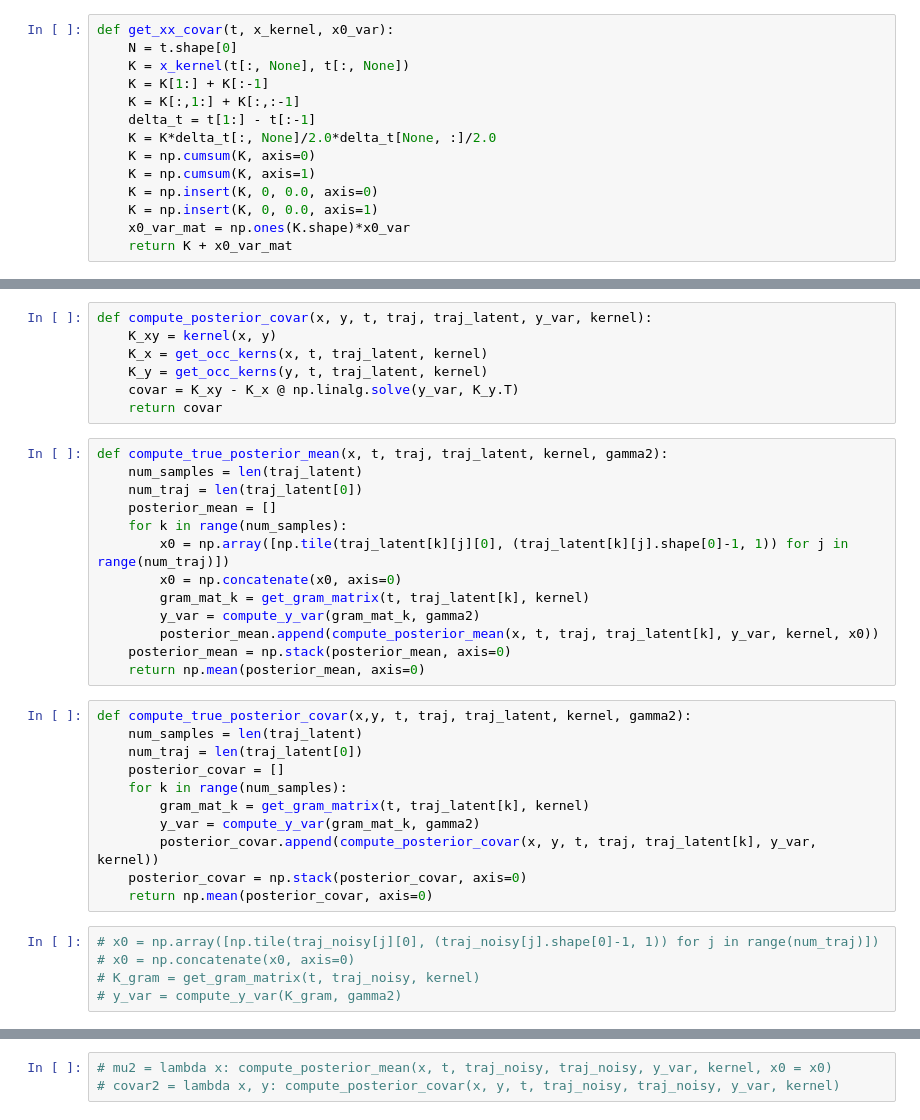
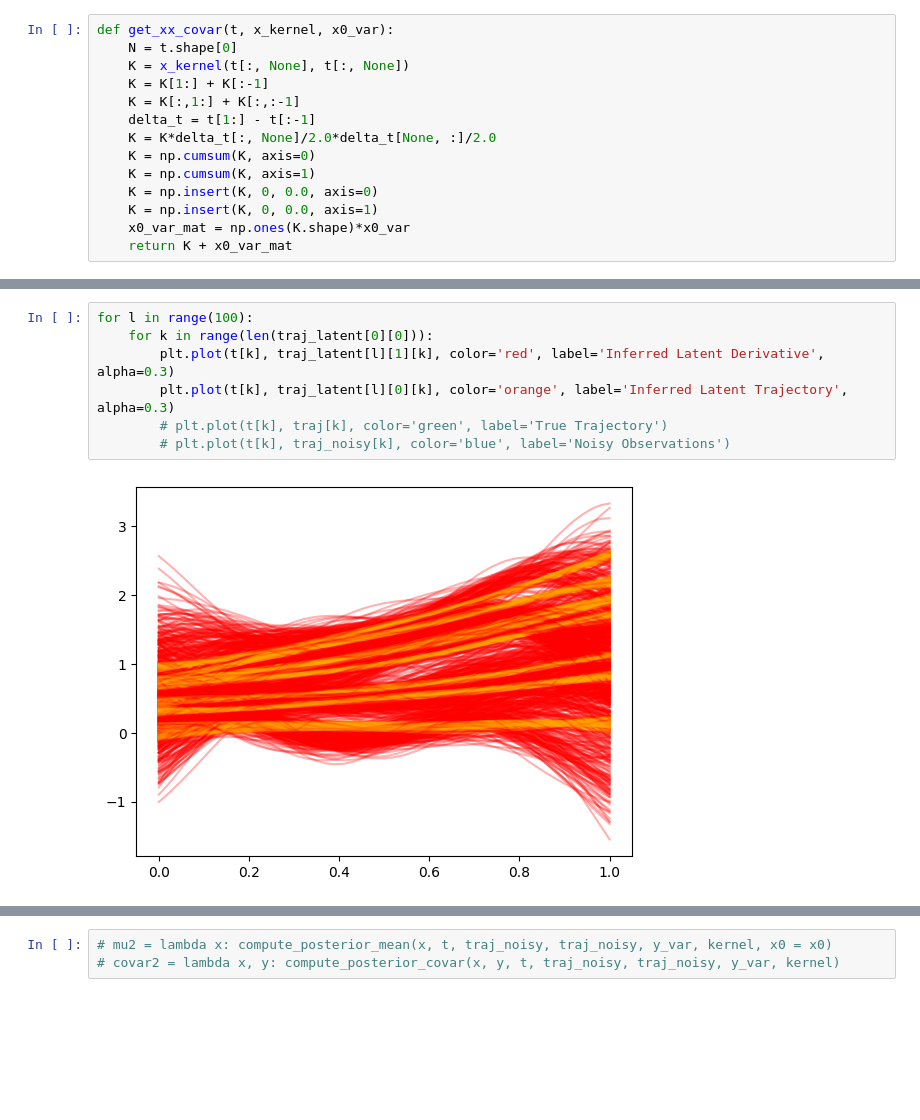
Before and after one commit to mikeleew/OCK_GP, a Jupyter notebook: OCK_GP.ipynb, the cells around one changed output, grey strips where cells are left out. Cells and saved outputs as stored; diff of their text form; blank space fills up the shorter version.

```diff
--- a/OCK_GP.ipynb
+++ b/OCK_GP.ipynb
@@ -191,36 +159,9 @@ def compute_posterior_mean(x, t, traj, traj_latent, y_var, kernel, x0):
-# %%
-def compute_posterior_covar(x, y, t, traj, traj_latent, y_var, kernel):
-    K_xy = kernel(x, y)
-    K_x = get_occ_kerns(x, t, traj_latent, kernel)
-    K_y = get_occ_kerns(y, t, traj_latent, kernel)
-    covar = K_xy - K_x @ np.linalg.solve(y_var, K_y.T)
-    return covar
-# %%
-def compute_true_posterior_mean(x, t, traj, traj_latent, kernel, gamma2):
-    num_samples = len(traj_latent)
-    num_traj = len(traj_latent[0])
-    posterior_mean = []
-    for k in range(num_samples):
-        x0 = np.array([np.tile(traj_latent[k][j][0], (traj_latent[k][j].shape[0]-1, 1)) for j in range(num_traj)])
-        x0 = np.concatenate(x0, axis=0)
-        gram_mat_k = get_gram_matrix(t, traj_latent[k], kernel)
-        y_var = compute_y_var(gram_mat_k, gamma2)
-        posterior_mean.append(compute_posterior_mean(x, t, traj, traj_latent[k], y_var, kernel, x0))
-    posterior_mean = np.stack(posterior_mean, axis=0)
-    return np.mean(posterior_mean, axis=0)
-# %%
-def compute_true_posterior_covar(x,y, t, traj, traj_latent, kernel, gamma2):
-    num_samples = len(traj_latent)
-    num_traj = len(traj_latent[0])
-    posterior_covar = []
-    for k in range(num_samples):
-        gram_mat_k = get_gram_matrix(t, traj_latent[k], kernel)
-        y_var = compute_y_var(gram_mat_k, gamma2)
-        posterior_covar.append(compute_posterior_covar(x, y, t, traj, traj_latent[k], y_var, kernel))
-    posterior_covar = np.stack(posterior_covar, axis=0)
-    return np.mean(posterior_covar, axis=0)
-# %%
-# x0 = np.array([np.tile(traj_noisy[j][0], (traj_noisy[j].shape[0]-1, 1)) for j in range(num_traj)])
-# x0 = np.concatenate(x0, axis=0)
-# K_gram = get_gram_matrix(t, traj_noisy, kernel)
-# y_var = compute_y_var(K_gram, gamma2)
+# %%
+for l in range(100):
+    for k in range(len(traj_latent[0][0])):
+        plt.plot(t[k], traj_latent[l][1][k], color='red', label='Inferred Latent Derivative', alpha=0.3)
+        plt.plot(t[k], traj_latent[l][0][k], color='orange', label='Inferred Latent Trajectory', alpha=0.3)
+        # plt.plot(t[k], traj[k], color='green', label='True Trajectory')
+        # plt.plot(t[k], traj_noisy[k], color='blue', label='Noisy Observations')
+# %% [output]
+[figure, added]
```
Also changed, not shown: parts of 25 cells of this notebook.
